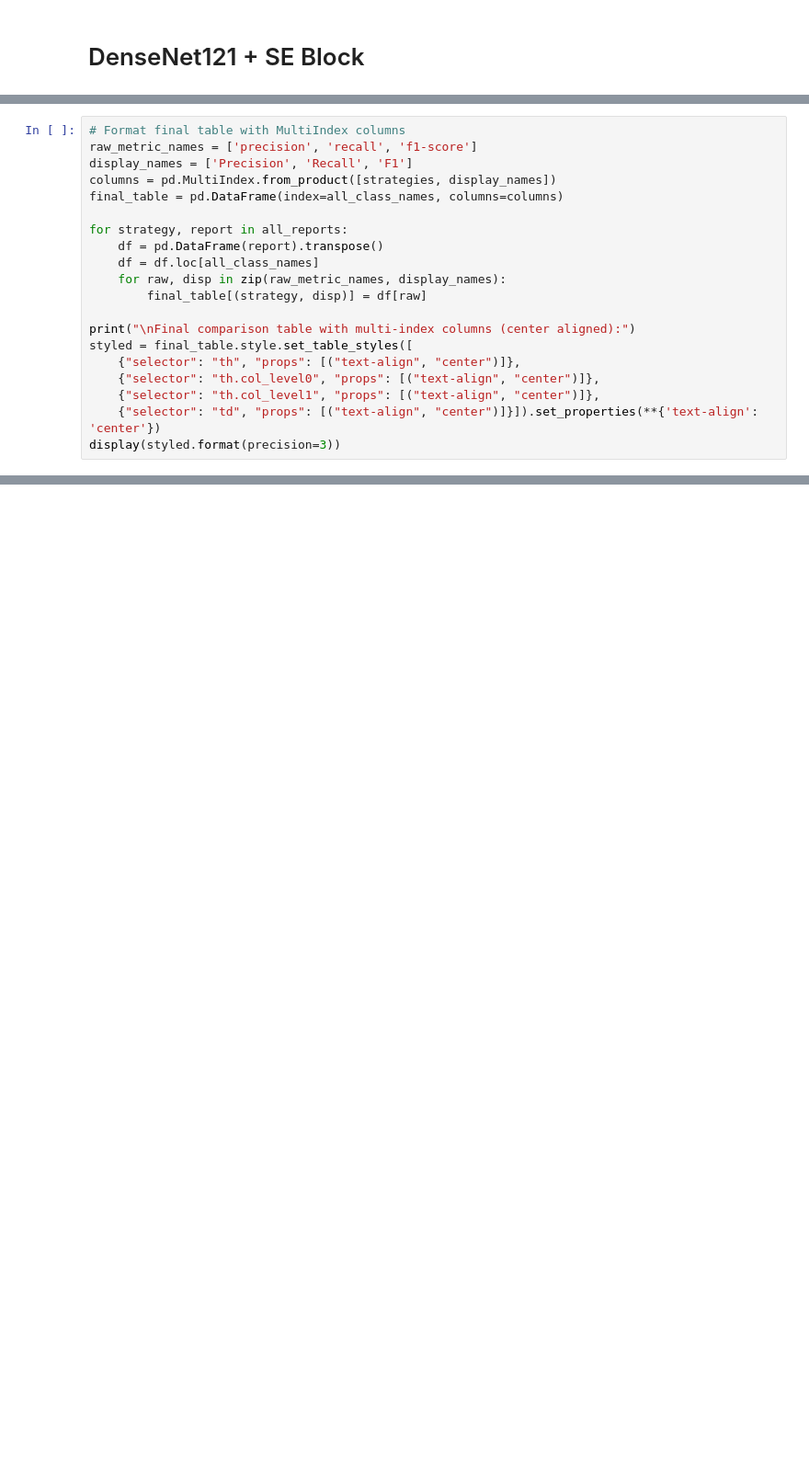
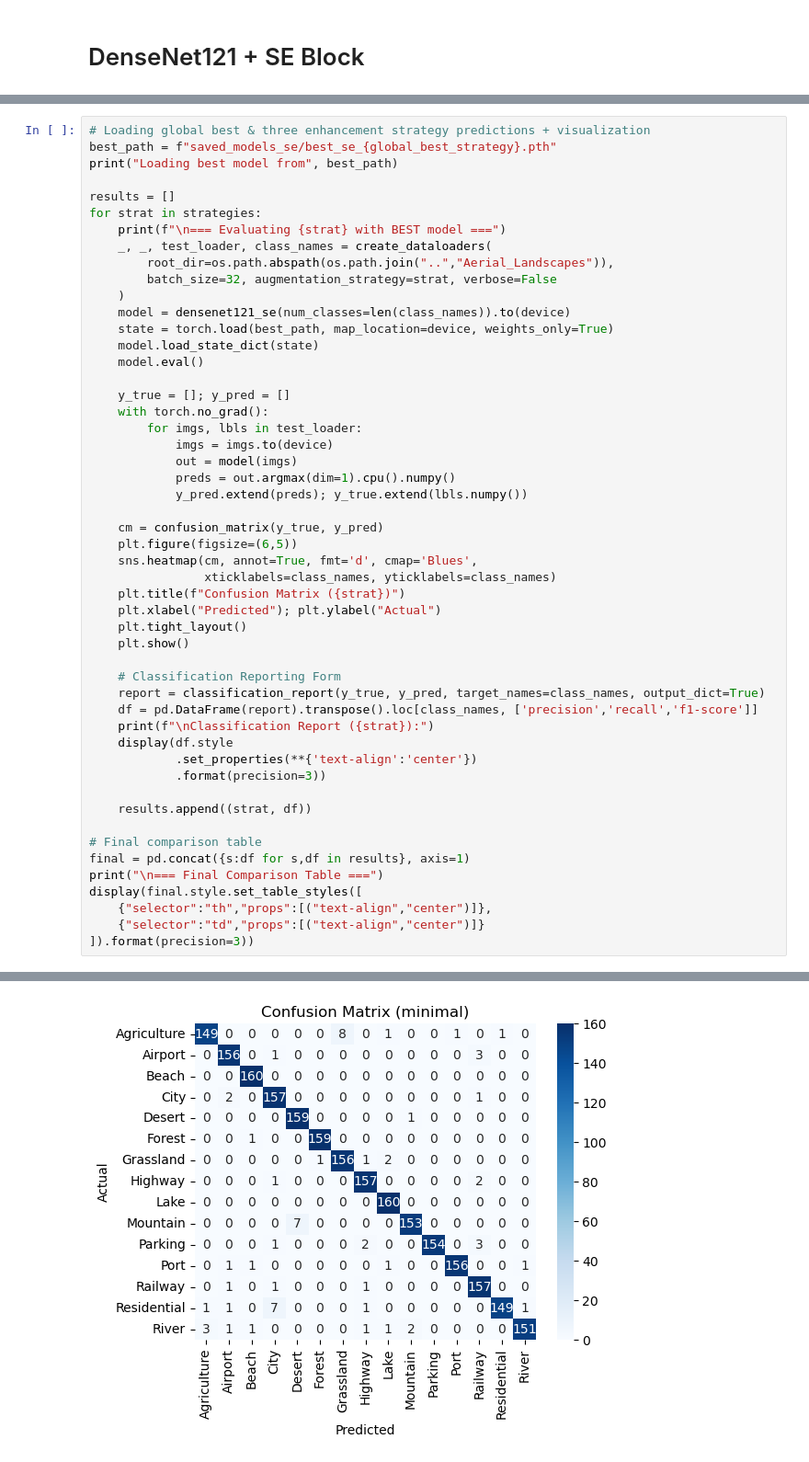
Before and after one commit to TobyZhang0/9517mango, a Jupyter notebook: DenseNet/DenseNet121_SE.ipynb, the cells around one changed output, grey strips where cells are left out. Shown: that part at 92% size. Cells and saved outputs as stored; diff of their text form; blank space fills up the shorter version.

```diff
--- a/DenseNet/DenseNet121_SE.ipynb
+++ b/DenseNet/DenseNet121_SE.ipynb
@@ -278,20 +206,0 @@ Plotting training history...
-# %%
-# Format final table with MultiIndex columns
-raw_metric_names = ['precision', 'recall', 'f1-score']
-display_names = ['Precision', 'Recall', 'F1']
-columns = pd.MultiIndex.from_product([strategies, display_names])
-final_table = pd.DataFrame(index=all_class_names, columns=columns)
-
-for strategy, report in all_reports:
-    df = pd.DataFrame(report).transpose()
-    df = df.loc[all_class_names]
-    for raw, disp in zip(raw_metric_names, display_names):
-        final_table[(strategy, disp)] = df[raw]
-
-print("\nFinal comparison table with multi-index columns (center aligned):")
-styled = final_table.style.set_table_styles([
-    {"selector": "th", "props": [("text-align", "center")]},
-    {"selector": "th.col_level0", "props": [("text-align", "center")]},
-    {"selector": "th.col_level1", "props": [("text-align", "center")]},
-    {"selector": "td", "props": [("text-align", "center")]}]).set_properties(**{'text-align': 'center'})
-display(styled.format(precision=3))
@@ -316,0 +207,52 @@ Final comparison table with multi-index columns (center aligned):
+# %%
+# Loading global best & three enhancement strategy predictions + visualization
+best_path = f"saved_models_se/best_se_{global_best_strategy}.pth"
+print("Loading best model from", best_path)
+
+results = []
+for strat in strategies:
+    print(f"\n=== Evaluating {strat} with BEST model ===")
+    _, _, test_loader, class_names = create_dataloaders(
+        root_dir=os.path.abspath(os.path.join("..","Aerial_Landscapes")),
+        batch_size=32, augmentation_strategy=strat, verbose=False
+    )
+    model = densenet121_se(num_classes=len(class_names)).to(device)
+    state = torch.load(best_path, map_location=device, weights_only=True)
+    model.load_state_dict(state)
+    model.eval()
+
+    y_true = []; y_pred = []
+    with torch.no_grad():
+        for imgs, lbls in test_loader:
+            imgs = imgs.to(device)
+            out = model(imgs)
+            preds = out.argmax(dim=1).cpu().numpy()
+            y_pred.extend(preds); y_true.extend(lbls.numpy())
+
+    cm = confusion_matrix(y_true, y_pred)
+    plt.figure(figsize=(6,5))
+    sns.heatmap(cm, annot=True, fmt='d', cmap='Blues',
+                xticklabels=class_names, yticklabels=class_names)
+    plt.title(f"Confusion Matrix ({strat})")
+    plt.xlabel("Predicted"); plt.ylabel("Actual")
+    plt.tight_layout()
+    plt.show()
+
+    # Classification Reporting Form
+    report = classification_report(y_true, y_pred, target_names=class_names, output_dict=True)
+    df = pd.DataFrame(report).transpose().loc[class_names, ['precision','recall','f1-score']]
+    print(f"\nClassification Report ({strat}):")
+    display(df.style
+            .set_properties(**{'text-align':'center'})
+            .format(precision=3))
+
+    results.append((strat, df))
+
+# Final comparison table
+final = pd.concat({s:df for s,df in results}, axis=1)
+print("\n=== Final Comparison Table ===")
+display(final.style.set_table_styles([
+    {"selector":"th","props":[("text-align","center")]},
+    {"selector":"td","props":[("text-align","center")]}
+]).format(precision=3))
+# %% [output]
@@ -316,0 +262 @@ Final comparison table with multi-index columns (center aligned):
+[figure, added]
```
Also changed, not shown: parts of 9 cells of this notebook, 8 other files.
